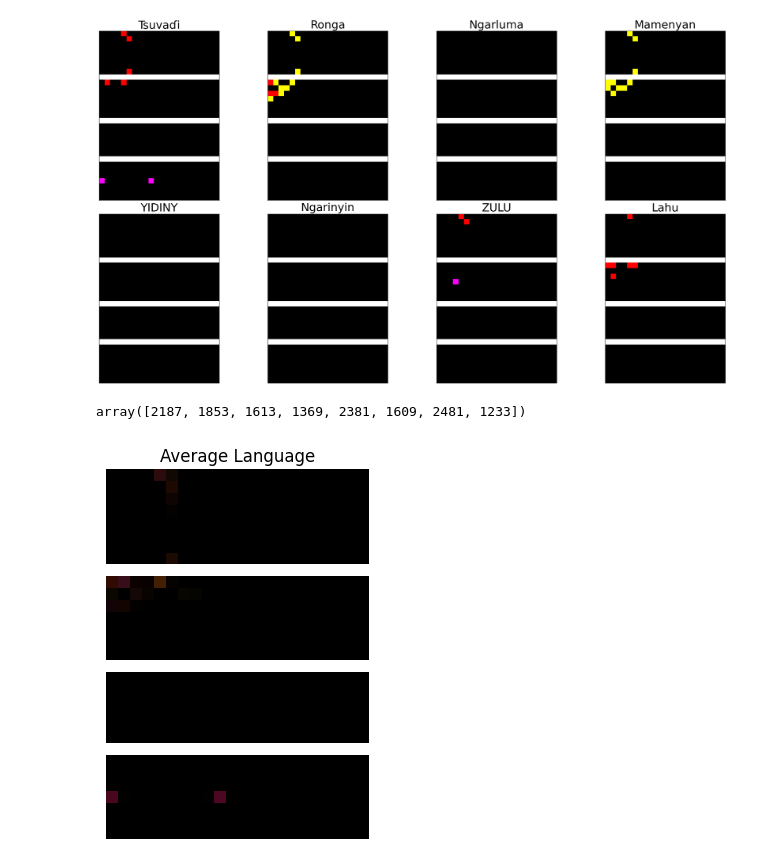
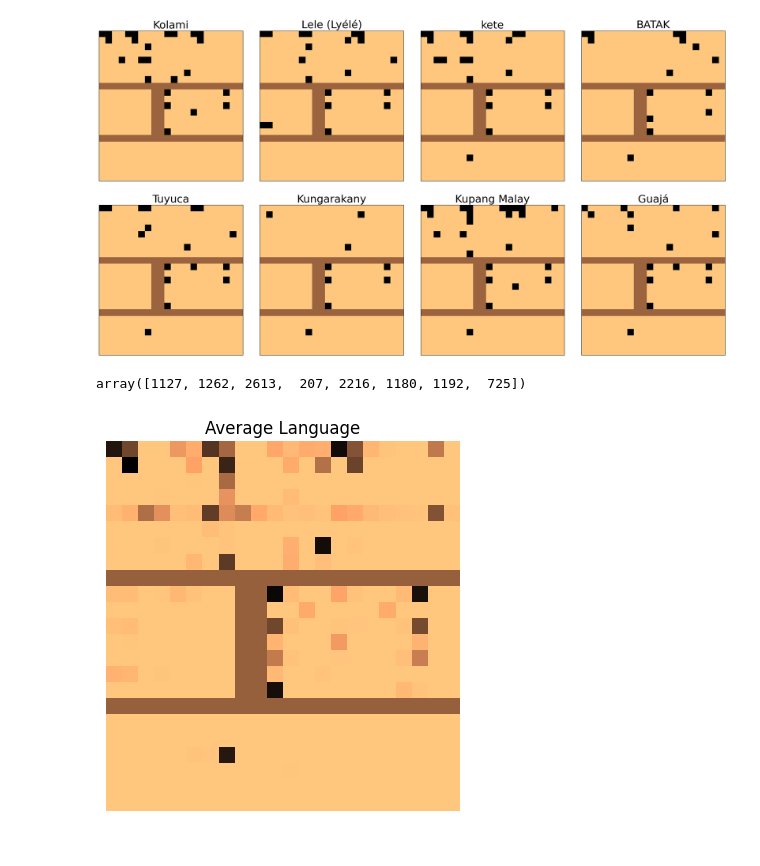
Before and after one commit to Pappa/conlanger, a Jupyter notebook: notebooks/prepare_phoible_data.ipynb, the cells around one changed output. Saved outputs shown, nothing was run; the diff lists cells and outputs as text; code cells hidden in the pictures.

Commit message:
Reverting to basic versions of phonemes

```diff
--- a/notebooks/prepare_phoible_data.ipynb
+++ b/notebooks/prepare_phoible_data.ipynb
@@ -101,0 +26,9 @@ Load the pre-prepared IPA tables.
+# %%
+phonemes_df = (
+    phoible_df[["LanguageName", "SpecificDialect", "Phoneme"]]
+    .copy()
+    .fillna({"SpecificDialect": "none"})
+    .drop_duplicates()
+)
+display(phonemes_df.head(3))
+phoible_df.shape, phonemes_df.shape
@@ -607,0 +126,8 @@ language_phonemes_selected.shape
+# %%
+handled_phonemes = phonemes_df[phonemes_df.Phoneme.isin(all_ipa_phonemes.values)]
+unhandled_phonemes = phonemes_df[~phonemes_df.Phoneme.isin(all_ipa_phonemes.values)]
+
+display(handled_phonemes.head(3))
+display(unhandled_phonemes.head(3))
+
+handled_phonemes.shape, unhandled_phonemes.shape
@@ -607,0 +144,6 @@ language_phonemes_selected.shape
+# %%
+selected_dialects_df = (
+    handled_phonemes.groupby(["LanguageName", "SpecificDialect"]).count().reset_index()
+).groupby(["LanguageName"]).max().reset_index()
+
+selected_dialects_df.head(3)
@@ -607,0 +155,12 @@ language_phonemes_selected.shape
+# %%
+phonemes_to_process = handled_phonemes.merge(
+    selected_dialects_df[["LanguageName", "SpecificDialect"]],
+    how="inner",
+    on=["LanguageName", "SpecificDialect"],
+).drop(columns=["SpecificDialect"])
+
+unique_names = np.unique(phonemes_to_process.LanguageName)
+
+
+display(phonemes_to_process.head(5))
+phonemes_to_process_by_language = phonemes_to_process.groupby("LanguageName")
@@ -608,29 +265,28 @@ language_phonemes_selected.shape
 # %%
 import matplotlib.pyplot as plt
 
 r, c = 2, 4
 
 gen = np.random.default_rng()
 sample_indices = gen.choice(unique_names.size, r * c, replace=False)
-samples = language_phonemes_selected[sample_indices]
+samples = language_phonemes_npy[sample_indices]
 sample_names = unique_names[sample_indices]
 
 fig, axs = plt.subplots(r, c, figsize=(22, 12), linewidth=10)
 fig.tight_layout()
 
 cnt = 0
 for i in range(r):
     for j in range(c):
         axs[i, j].set_title(sample_names[cnt][0:20], fontsize=26)
-        enhanced = np.where(samples[cnt] > 0, np.ones(samples[cnt].shape), samples[cnt])
-        axs[i, j].imshow(enhanced)
+        axs[i, j].imshow(samples[cnt], cmap=plt.get_cmap("copper_r"))
         axs[i, j].tick_params(
             left=False, right=False, labelleft=False, labelbottom=False, bottom=False
         )
         cnt += 1
 
 plt.show()
 sample_indices
 # %% [output]
-[figure, old version]
+[figure, new version]
-array([2187, 1853, 1613, 1369, 2381, 1609, 2481, 1233])
+array([1127, 1262, 2613,  207, 2216, 1180, 1192,  725])
@@ -639,11 +293,6 @@ np.save("./data/language_phonemes.npy", language_phonemes_selected)
 # %%
 # what does an average language look like?
-enhanced = np.where(
-    language_phonemes_selected > 0,
-    np.ones(language_phonemes_selected.shape),
-    language_phonemes_selected,
-)
-mean_lang = np.mean(enhanced, axis=0)
+mean_lang = np.mean(language_phonemes_npy, axis=0)
 
 fig = plt.imshow(
     mean_lang,
@@ -655,4 +304,4 @@ plt.axis("off")
 plt.title("Average Language")
 plt.show()
 # %% [output]
-[figure, old version]
+[figure, new version]
```
Also changed, not shown: parts of 29 cells of this notebook, 7 other files.
